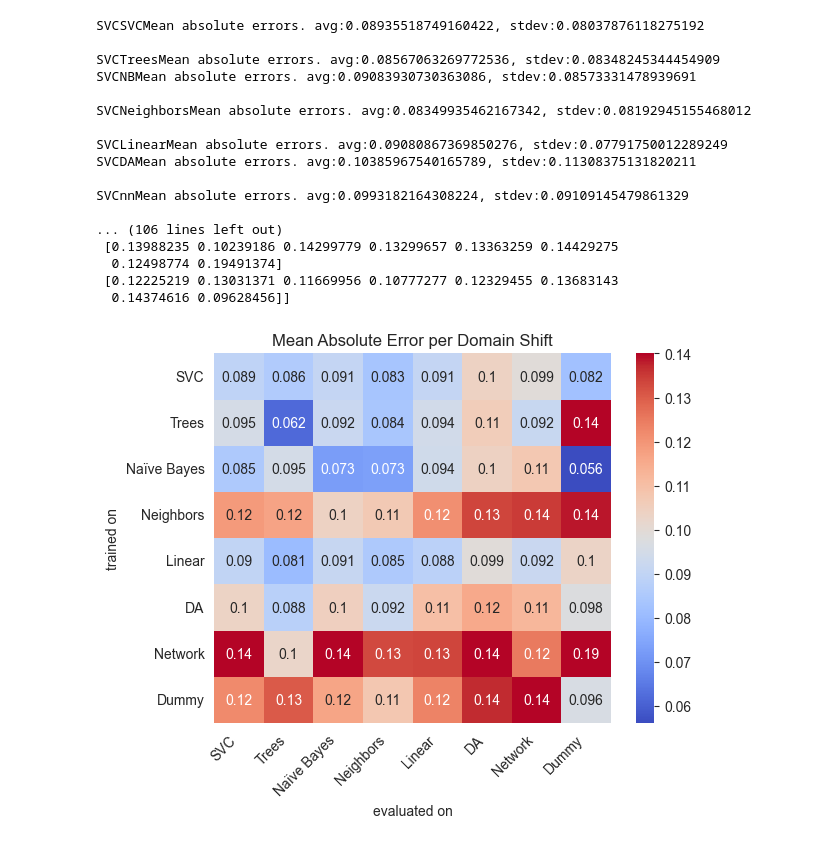
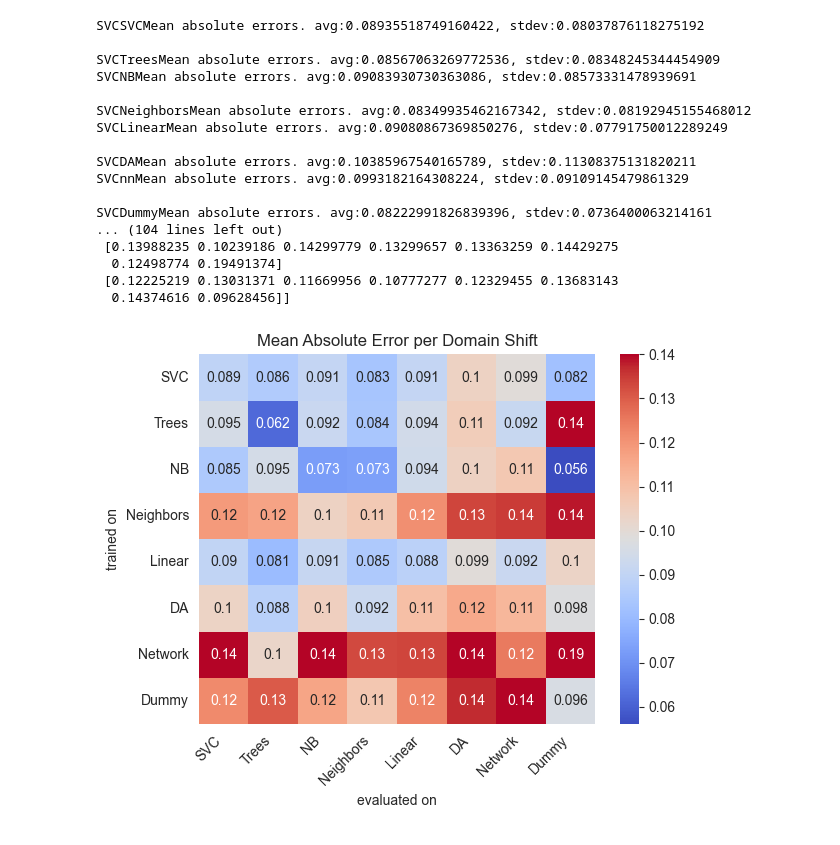
Before and after one commit to Maxmwoan/Research-Project, a Jupyter notebook: graphmaker_experiment1.ipynb, the cells around one changed output. Saved outputs shown, nothing was run; the diff lists cells and outputs as text; code cells hidden in the pictures.

```diff
--- a/graphmaker_experiment1.ipynb
+++ b/graphmaker_experiment1.ipynb
@@ -5,7 +5,8 @@ import sklearn as skl
 import seaborn as sns
 # %%
 groups = {"SVC": 0, "Trees": 1, "NB": 2, "Neighbors":3, "Linear":4, "DA":5, "nn":6, "Dummy":7}
-labels = ["SVC", "Trees", "Naïve Bayes", "Neighbors", "Linear", "DA", "Network", "Dummy"]
+labels = ["SVC", "Trees", "NB", "Neighbors", "Linear", "DA", "Network", "Dummy"]
+dir = "experiment1/finalgraphs"
 
 MAE_matrix = np.zeros((8,8))
 MAE_stdev = np.zeros((8,8))
@@ -59,13 +60,13 @@ SVCTreesMean absolute errors. avg:0.08567063269772536, stdev:0.08348245344454909
 SVCNBMean absolute errors. avg:0.09083930730363086, stdev:0.08573331478939691
 
 SVCNeighborsMean absolute errors. avg:0.08349935462167342, stdev:0.08192945155468012
+SVCLinearMean absolute errors. avg:0.09080867369850276, stdev:0.07791750012289249
 
-SVCLinearMean absolute errors. avg:0.09080867369850276, stdev:0.07791750012289249
 SVCDAMean absolute errors. avg:0.10385967540165789, stdev:0.11308375131820211
-
 SVCnnMean absolute errors. avg:0.0993182164308224, stdev:0.09109145479861329
 
-... (106 lines left out)
+SVCDummyMean absolute errors. avg:0.08222991826839396, stdev:0.0736400063214161
+... (104 lines left out)
  [0.13988235 0.10239186 0.14299779 0.13299657 0.13363259 0.14429275
   0.12498774 0.19491374]
  [0.12225219 0.13031371 0.11669956 0.10777277 0.12329455 0.13683143
@@ -73,16 +74,18 @@ SVCnnMean absolute errors. avg:0.0993182164308224, stdev:0.09109145479861329
 # %%
 plot = sns.heatmap(MAE_matrix,
             cmap="coolwarm",
             annot=True,
             vmax=0.14,
             xticklabels=labels,
             yticklabels=labels)
 plot.set(ylabel="trained on", xlabel="evaluated on")
 plot.set_xticklabels(labels= labels, rotation=45, ha="right")
-plot.set_title("Mean Absolute Error per Domain Shift")
+name = "Mean Absolute Error per Domain Shift"
+plot.set_title(name)
+plt.savefig(f"{dir}/{name}", bbox_inches="tight")
 plt.show()
 # %% [output]
-[figure, old version]
+[figure, new version]
 # %%
 plot = sns.heatmap(MAE_stdev,
             cmap="coolwarm",
```
Also changed, not shown: parts of 11 cells of this notebook, 15 other files.
